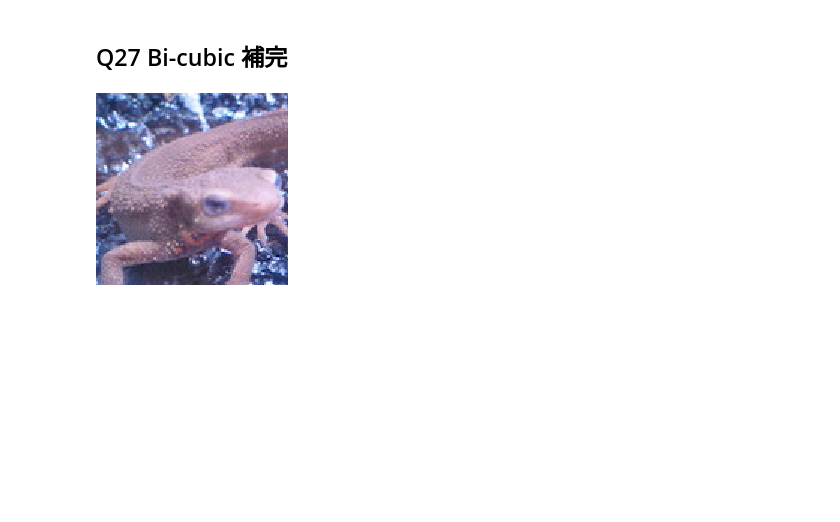
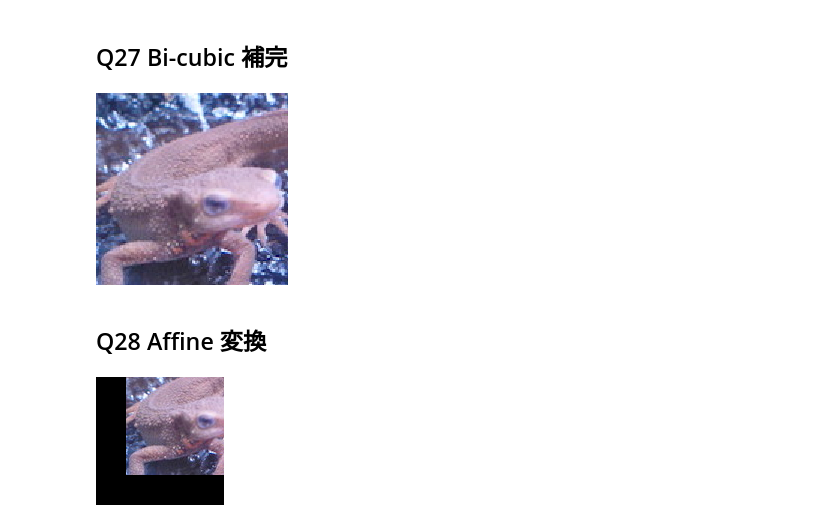
Before and after one commit to whatalnk/Gasyori100knock, a Jupyter notebook: notebooks/Question_21_30.ipynb, the cells around one changed output. Drawn from its saved outputs; the diff is of its cells as text; code cells hidden in the pictures; blank space fills up the shorter version.

Commit message:
Q28 Affine transformation; transition

```diff
--- a/notebooks/Question_21_30.ipynb
+++ b/notebooks/Question_21_30.ipynb
@@ -337,3 +337,40 @@ out.shape
 cv2_imshow(out)
 # %% [output]
 [figure]
+# %% [markdown]
+## Q28 Affine 変換
+# %%
+def affine_t(img, tx = 30, ty = -30):
+  a = 1
+  b = 0
+  c = 0
+  d = 1
+
+  H, W, C = img.shape
+
+  img_ = np.zeros((H + 2, W + 2, C), dtype=np.float32)
+  img_[1:(H + 1), 1:(W + 1)] = img
+
+  out = np.zeros((H + 1, W + 1, C), dtype=np.float32)
+
+  x_new = np.tile(np.arange(W), (H, 1))
+  y_new = np.arange(H).repeat(W).reshape(W, -1)
+
+  adbc = a * d - b * c
+  x = np.round((d * x_new - b * y_new) / adbc).astype(np.int) - tx + 1
+  y = np.round((-c * x_new + a * y_new) / adbc).astype(np.int) - ty + 1
+
+  x = np.minimum(np.maximum(x, 0), W + 1).astype(np.int)
+  y = np.minimum(np.maximum(y, 0), H + 1).astype(np.int)
+
+  out[y_new, x_new] = img_[y, x]
+  out = out[:H, :W]
+
+  return out.astype(np.uint8)
+
+img = cv2.imread("imori.jpg")
+out = affine_t(img)
+out.shape
+cv2_imshow(out)
+# %% [output]
+[figure, added]
```
